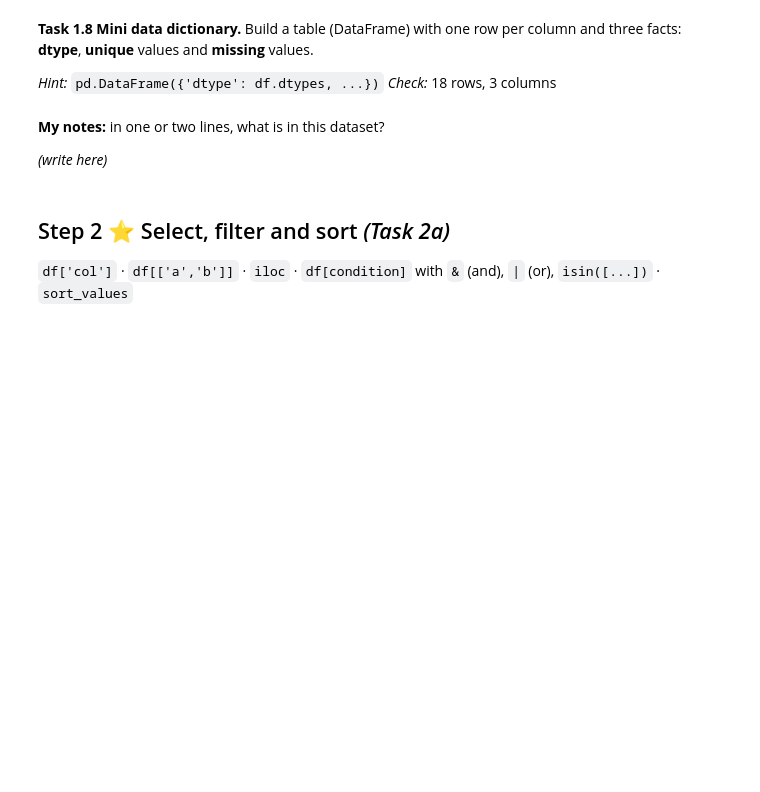
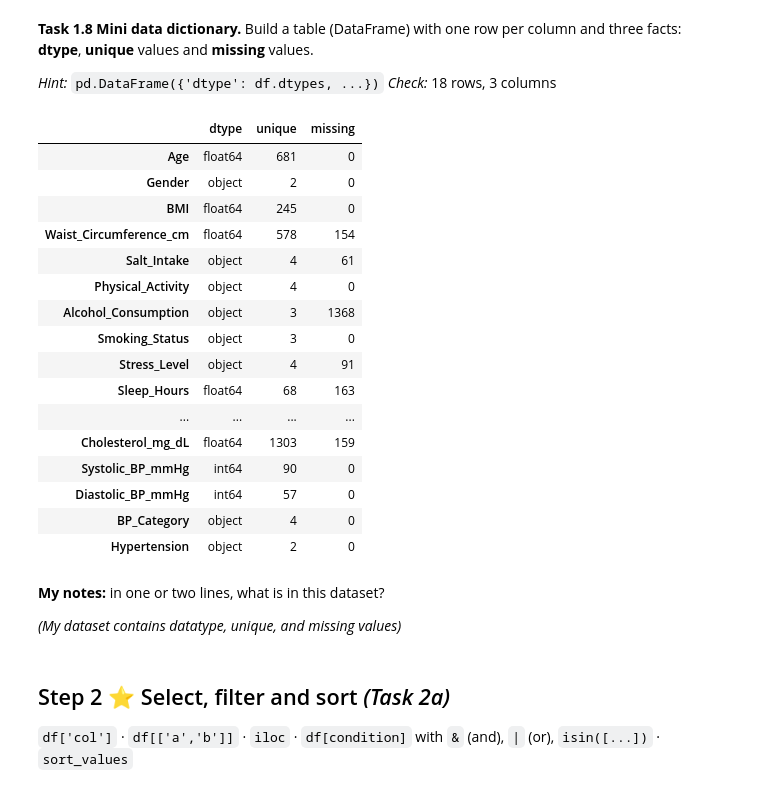
Before and after one commit to venkatanagarjunae/week-4-repo, a Jupyter notebook: Week5_Workshop_Pandas_Student.ipynb, the cells around one changed output. Cells and saved outputs as stored; diff of their text form; code cells hidden in the pictures; blank space fills up the shorter version.

```diff
--- a/Week5_Workshop_Pandas_Student.ipynb
+++ b/Week5_Workshop_Pandas_Student.ipynb
@@ -102,14 +168,32 @@ df = pd.read_csv(...)
 *Hint:* `pd.DataFrame({'dtype': df.dtypes, ...})`  *Check:* 18 rows, 3 columns
 # %%
 pd.DataFrame({
-    'dtype': ...,
-    'unique': ...,
-    'missing': ...
+    'dtype': df.dtypes,
+    'unique': df.nunique(),
+    'missing': df.isna().sum()
 })
+# %% [output]
+|  | dtype | unique | missing |
+| Age | float64 | 681 | 0 |
+| Gender | object | 2 | 0 |
+| BMI | float64 | 245 | 0 |
+| Waist_Circumference_cm | float64 | 578 | 154 |
+| Salt_Intake | object | 4 | 61 |
+| Physical_Activity | object | 4 | 0 |
+| Alcohol_Consumption | object | 3 | 1368 |
+| Smoking_Status | object | 3 | 0 |
+| Stress_Level | object | 4 | 91 |
+| Sleep_Hours | float64 | 68 | 163 |
+| ... | ... | ... | ... |
+| Cholesterol_mg_dL | float64 | 1303 | 159 |
+| Systolic_BP_mmHg | int64 | 90 | 0 |
+| Diastolic_BP_mmHg | int64 | 57 | 0 |
+| BP_Category | object | 4 | 0 |
+| Hypertension | object | 2 | 0 |
 # %% [markdown]
 **My notes:** in one or two lines, what is in this dataset?
 
-*(write here)*
+*(My dataset contains datatype, unique, and missing values)*
 # %% [markdown]
 ## Step 2 ⭐ Select, filter and sort  *(Task 2a)*
 `df['col']` · `df[['a','b']]` · `iloc` · `df[condition]` with `&` (and), `|` (or), `isin([...])` · `sort_values`
```
Also changed, not shown: parts of 27 cells of this notebook.
